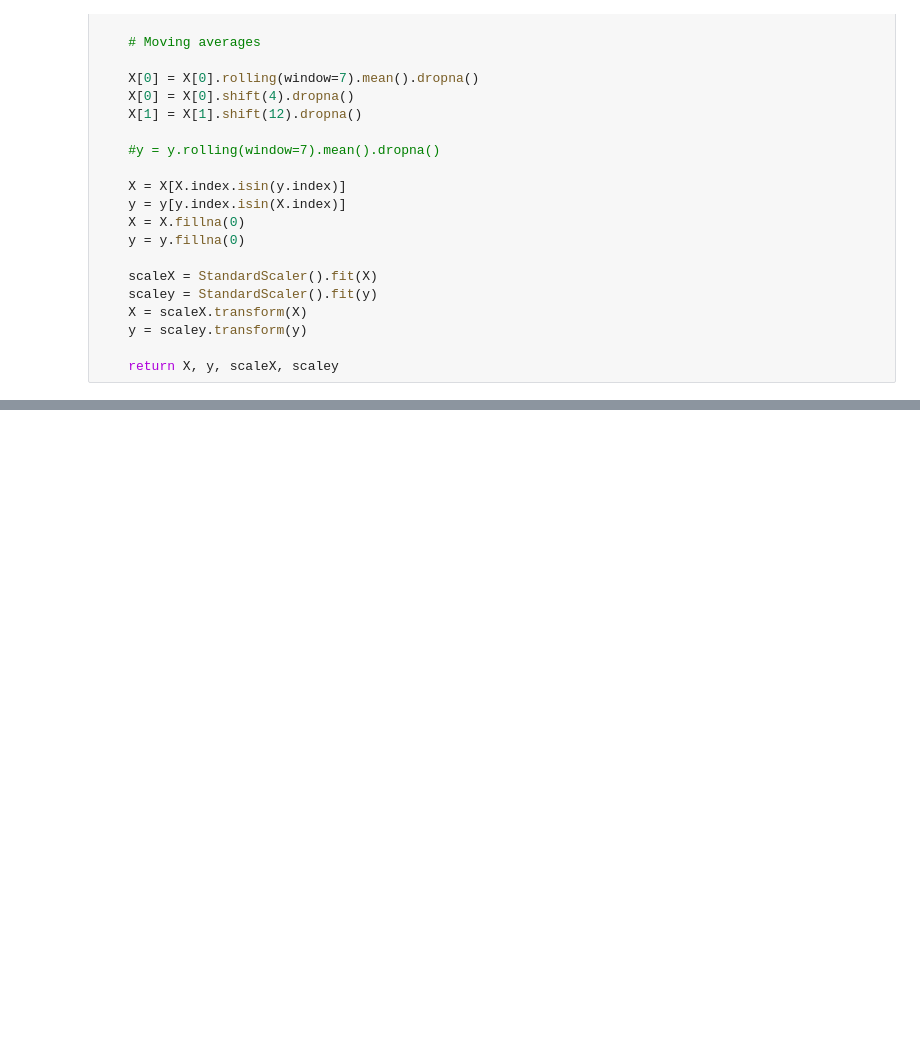
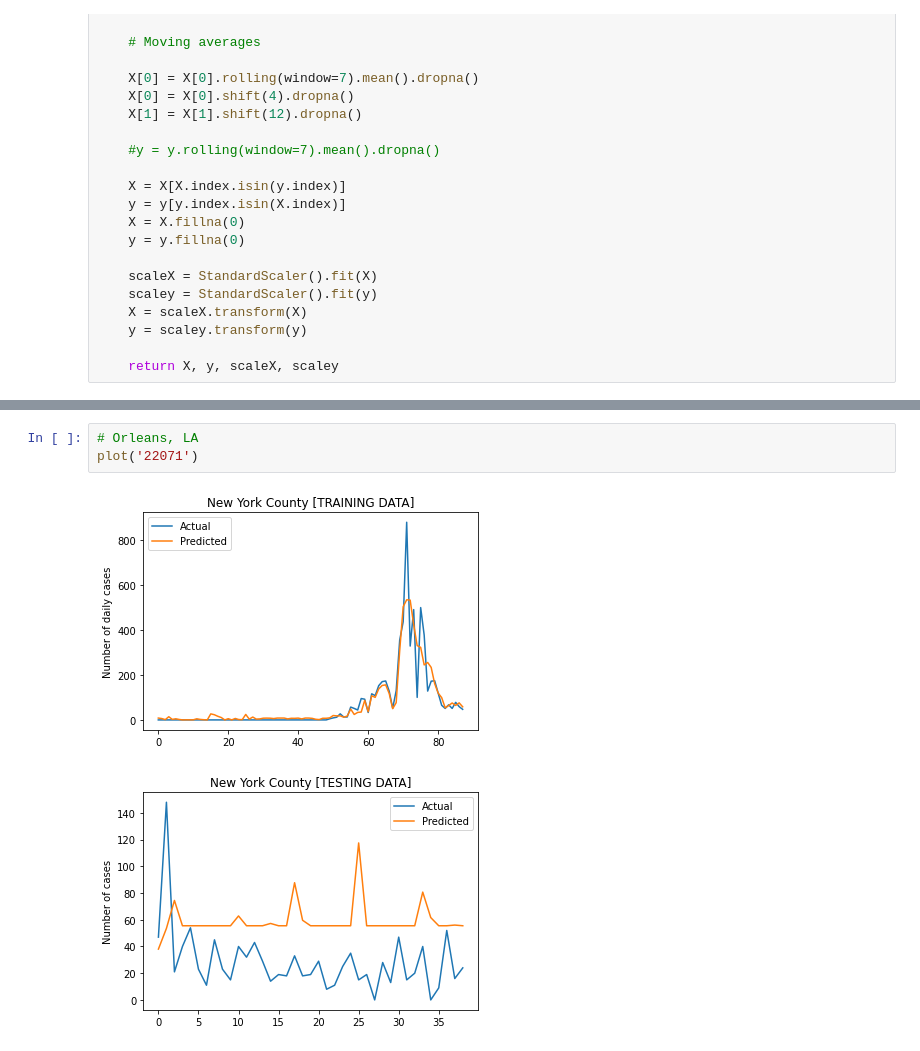
Before and after one commit to robinvvinod/spaceapps, a Jupyter notebook: regression.ipynb, the cells around one changed output, grey strips where cells are left out. Drawn from its saved outputs; the diff is of its cells as text; blank space fills up the shorter version.

```diff
--- a/regression.ipynb
+++ b/regression.ipynb
@@ -176,0 +145,6 @@ df.plot()
+# %%
+# Orleans, LA
+plot('22071')
+# %% [output]
+[figure, added]
+[figure, added]
```
Also changed, not shown: parts of 16 cells of this notebook.
